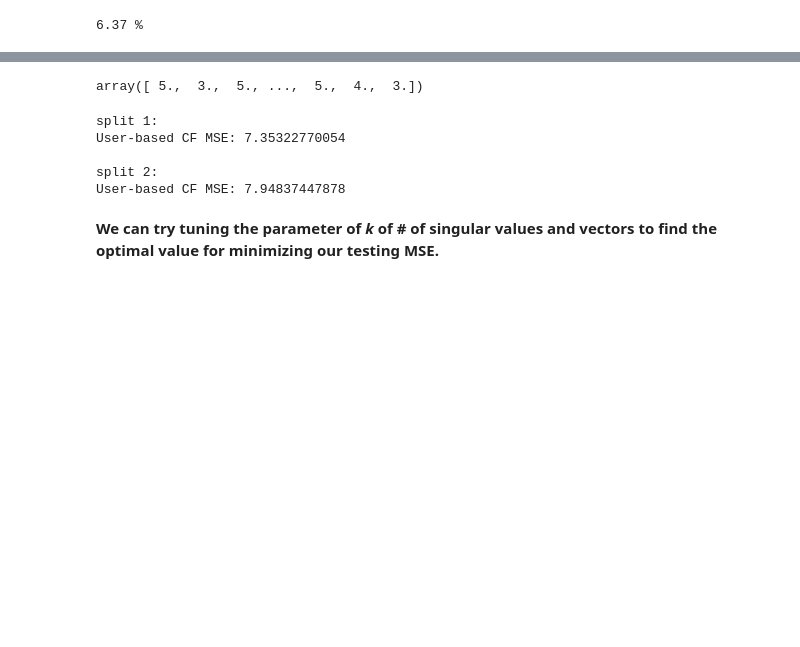
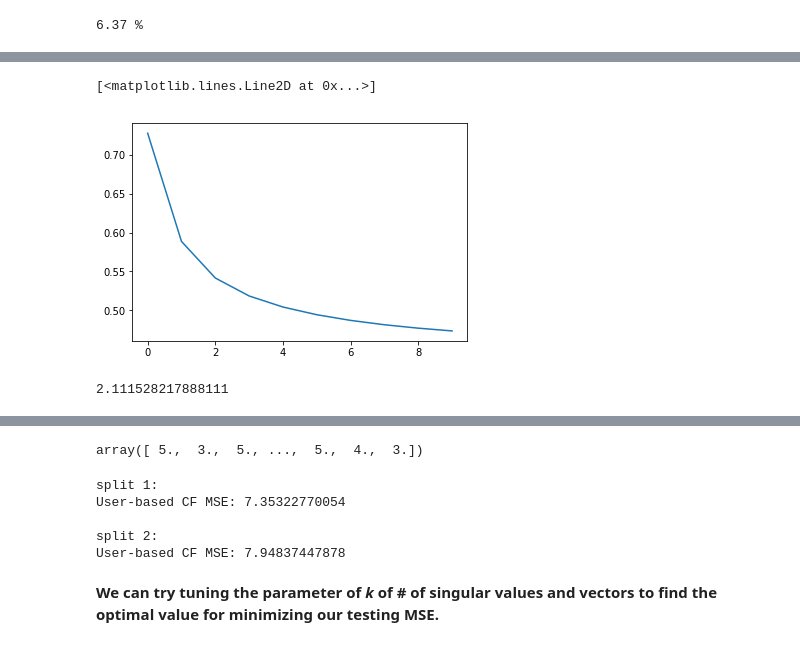
Before and after one commit to LennyFan/MachineLearningNoteBook, a Jupyter notebook: Note/22-Recommender-Systems-Model-based-Collaborative-Filtering.ipynb, the cells around one changed output, grey strips where cells are left out. Cells and saved outputs as stored; diff of their text form; code cells hidden in the pictures; blank space fills up the shorter version.

```diff
--- a/Note/22-Recommender-Systems-Model-based-Collaborative-Filtering.ipynb
+++ b/Note/22-Recommender-Systems-Model-based-Collaborative-Filtering.ipynb
@@ -278,0 +442,27 @@ test_data_matrix_df = pd.pivot_table(test_data1,"rating","user_id","item_id",fil
+# %%
+W = train >0.5
+W[W == True] = 1
+W[W == False] = 0
+# To be consistent with our Q matrix
+W = np.array(W.astype(np.float64, copy=False))
+# %%
+# initial P, Q with random value
+lambda_ = 0.1
+n_factors = 10
+m, n = train_data2.shape
+n_iterations = 10
+P = 5 * np.random.rand(m, n_factors)
+Q = 5 * np.random.rand(n_factors, n)
+
+weighted_errors = []
+for ii in range(n_iterations):
+    for u, Wu in enumerate(W):
+        P[u] = np.linalg.solve(np.dot(Q, np.dot(np.diag(Wu), Q.T)) + lambda_ * np.eye(n_factors),
+                               np.dot(Q, np.dot(np.diag(Wu), np.array(train_data2)[u].T))).T
+    for i, Wi in enumerate(W.T):
+        Q[:,i] = np.linalg.solve(np.dot(P.T, np.dot(np.diag(Wi), P)) + lambda_ * np.eye(n_factors),
+                                 np.dot(P.T, np.dot(np.diag(Wi), np.array(train_data2)[:, i])))
+    weighted_errors.append(mse(P.dot(Q),np.array(train_data2)))
+    print('{}th iteration is completed'.format(ii))
+weighted_Q_hat = np.dot(P,Q)
+#print('Error of rated movies: {}'.format(get_error(Q, X, Y, W)))
@@ -278,0 +480,9 @@ test_data_matrix_df = pd.pivot_table(test_data1,"rating","user_id","item_id",fil
+# %%
+plt.plot(weighted_errors)
+# %% [output]
+[<matplotlib.lines.Line2D at 0x...>]
+[figure, added]
+# %%
+mse(weighted_Q_hat, np.array(test_data2))
+# %% [output]
+2.111528217888111
```
Also changed, not shown: parts of 24 cells of this notebook, 1 other file.
